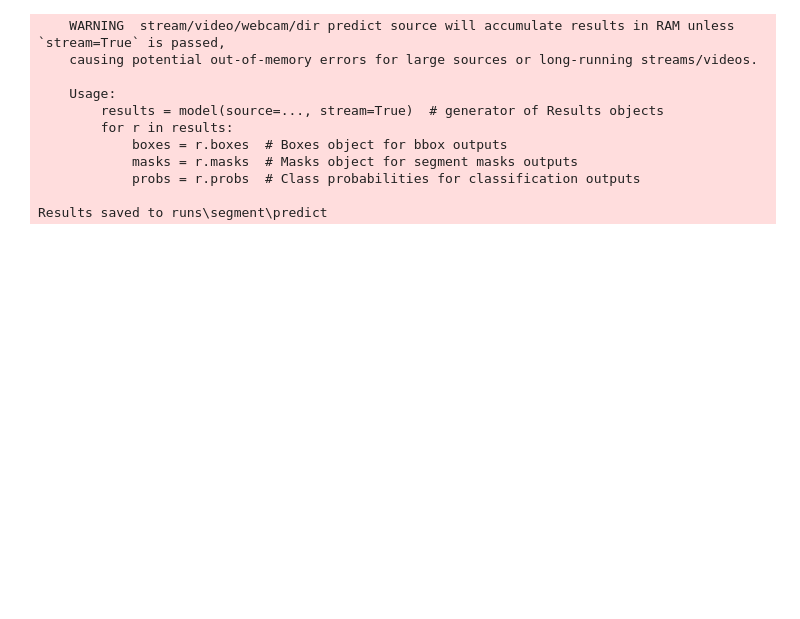
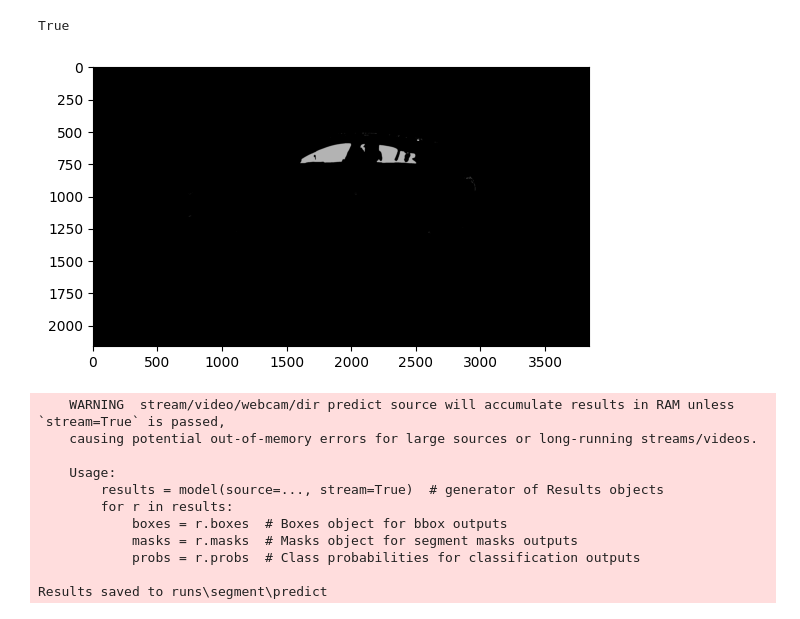
Before and after one commit to farh8d/zoom-rotate, a Jupyter notebook: usage.ipynb, the cells around one changed output. Cells and saved outputs as stored; diff of their text form; code cells hidden in the pictures; blank space fills up the shorter version.

```diff
--- a/usage.ipynb
+++ b/usage.ipynb
@@ -1,3 +42,20 @@
+# %%
+import numpy as np
+# Create the output directory if it doesn't exist
+
+# Threshold the image for 255 value
+_, im1 = cv2.threshold(im[:,:,2], 254.5, 255, cv2.THRESH_BINARY)
+
+im1 = 255 - im1
+# Continue with the existing code
+
+# Initialize frame count
+
+plt.imshow(np.abs(im3 - im1) , cmap="gray")
+cv2.imwrite("UUUUU1.jpg" , np.abs(im3 - im1))
+# %% [output]
+True
+[figure, added]
 # %%
 
 import os
```
Also changed, not shown: parts of 4 cells of this notebook, 1 other file.
